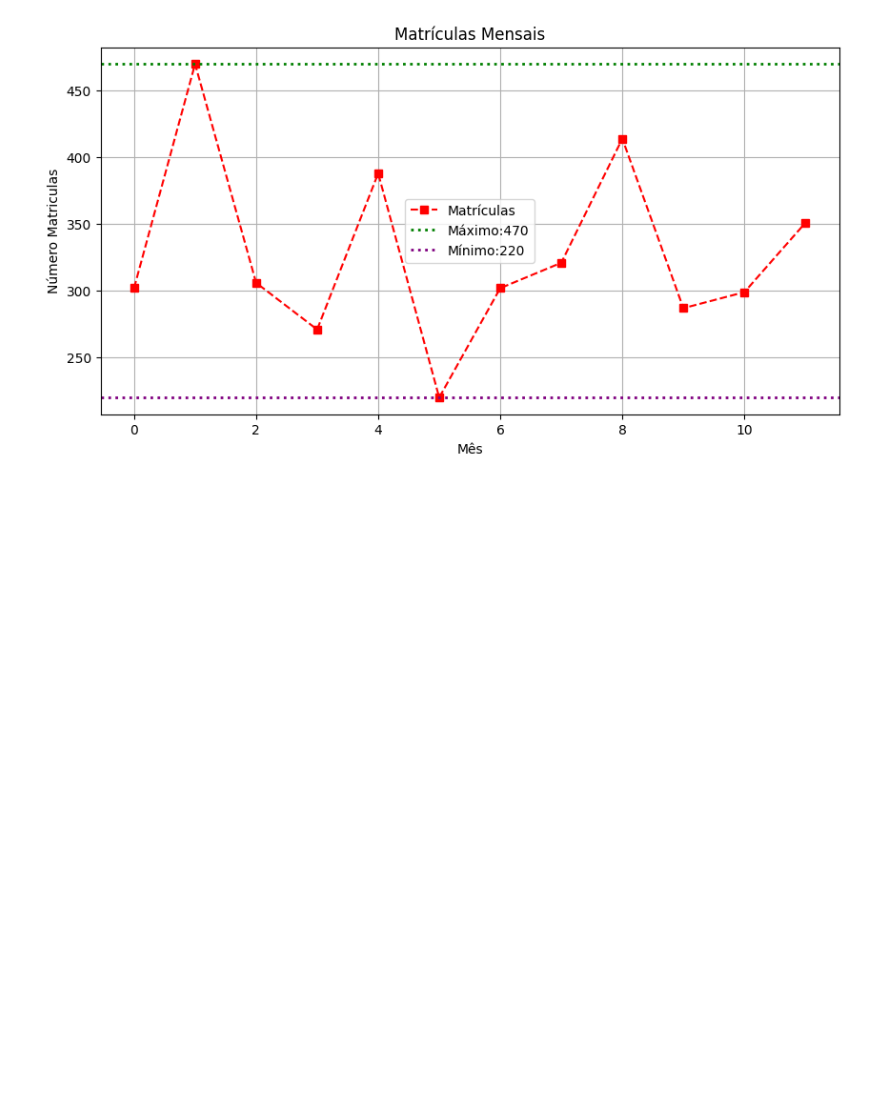
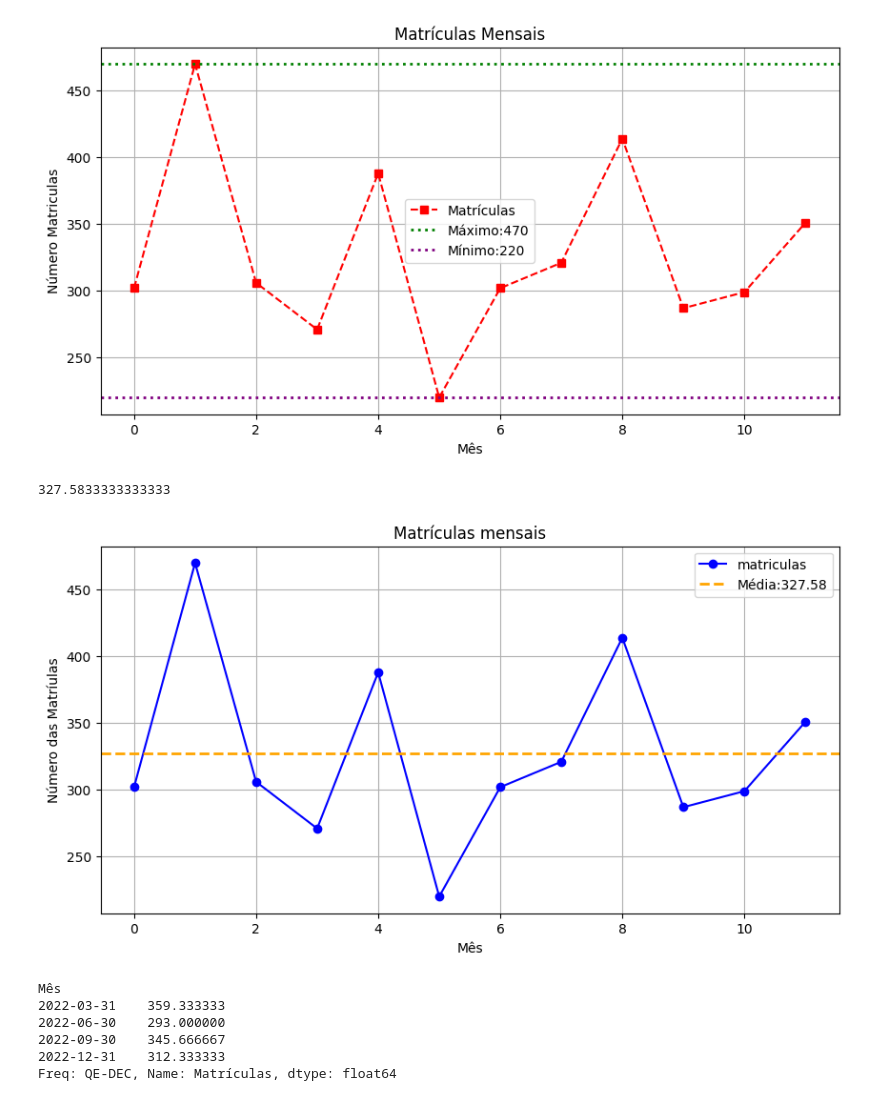
Before and after one commit to Mikhailcherniev/DataFrameSeries, a Jupyter notebook: exercicioAnalise.ipynb, the cells around one changed output. Drawn from its saved outputs; the diff is of its cells as text; code cells hidden in the pictures; blank space fills up the shorter version.

```diff
--- a/exercicioAnalise.ipynb
+++ b/exercicioAnalise.ipynb
@@ -53,3 +53,26 @@ plt.legend()
 plt.show()
 # %% [output]
 [figure]
+# %%
+# calculo medio de matriculas mensais
+
+media_matricula = df['Matrículas'].mean()
+print(media_matricula)
+# %% [output]
+327.5833333333333
+# %%
+#plotar o grafico das matriculas mensais
+plt.figure(figsize=(10,5))
+df['Matrículas'].plot(marker='o', linestyle='-', color='blue', label='matriculas')
+
+#linha de destaque
+plt.axhline(y=media_matricula, color='orange', linestyle='--', linewidth=2, label=f"Média:{media_matricula:.2f}")
+
+plt.title("Matrículas mensais")
+plt.xlabel("Mês")
+plt.ylabel("Número das Matríulas")
+plt.grid(True)
+plt.legend()
+plt.show()
+# %% [output]
+[figure, added]
@@ -55,0 +81,26 @@ plt.show()
+# %%
+#calcular as medias da matricula por trimestre
+
+#passo 1. converter a colua para datetime
+df["Mês"] = pd.to_datetime(df["Mês"])
+
+#passo 2. definir a coluna de datas como indice
+df.set_index(df["Mês"], inplace=True)
+
+#passo 3. calcular a media do trimesnte
+#QE / 4
+#QS / semestre
+#Q  / quadrimestre
+#A / anual
+#D / diario
+#W / semanal
+#H / horario
+media_trimestral = df['Matrículas'].resample('QE').mean()
+print(media_trimestral)
+# %% [output]
+Mês
+2022-03-31    359.333333
+2022-06-30    293.000000
+2022-09-30    345.666667
+2022-12-31    312.333333
+Freq: QE-DEC, Name: Matrículas, dtype: float64
```
Also changed, not shown: parts of 8 cells of this notebook, 2 other files.
